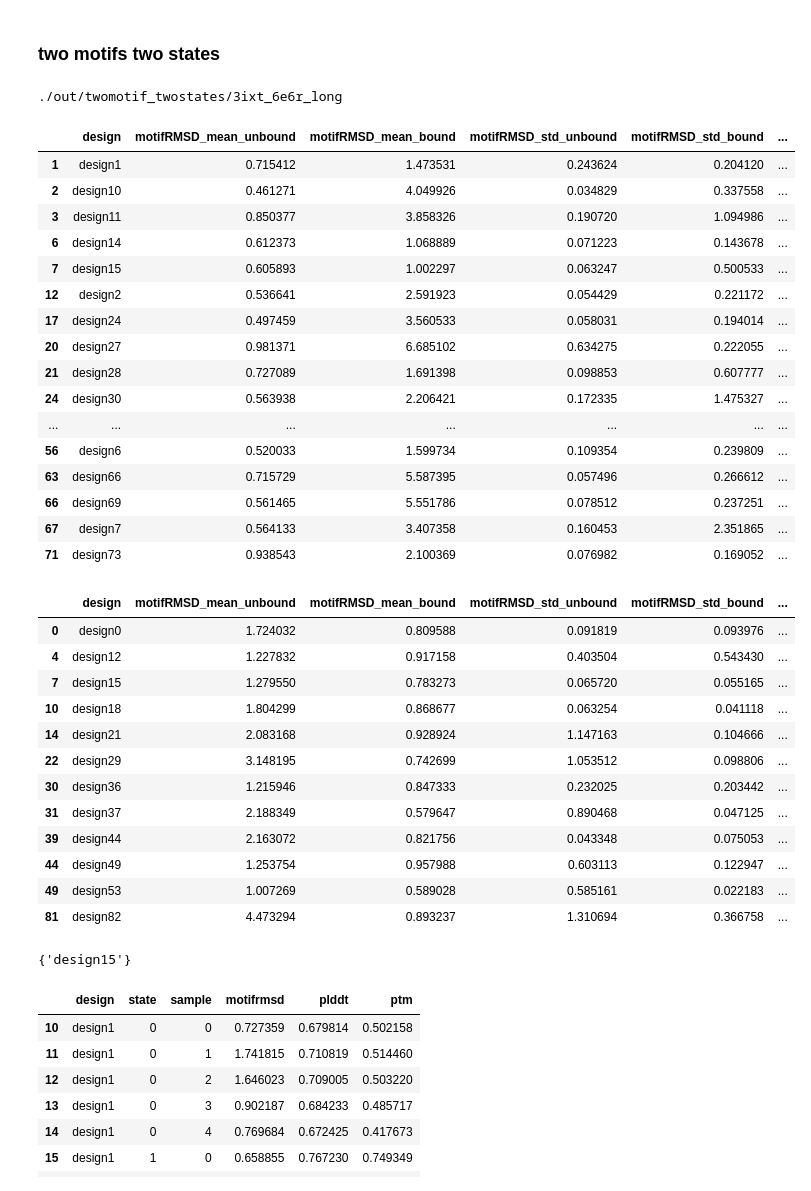
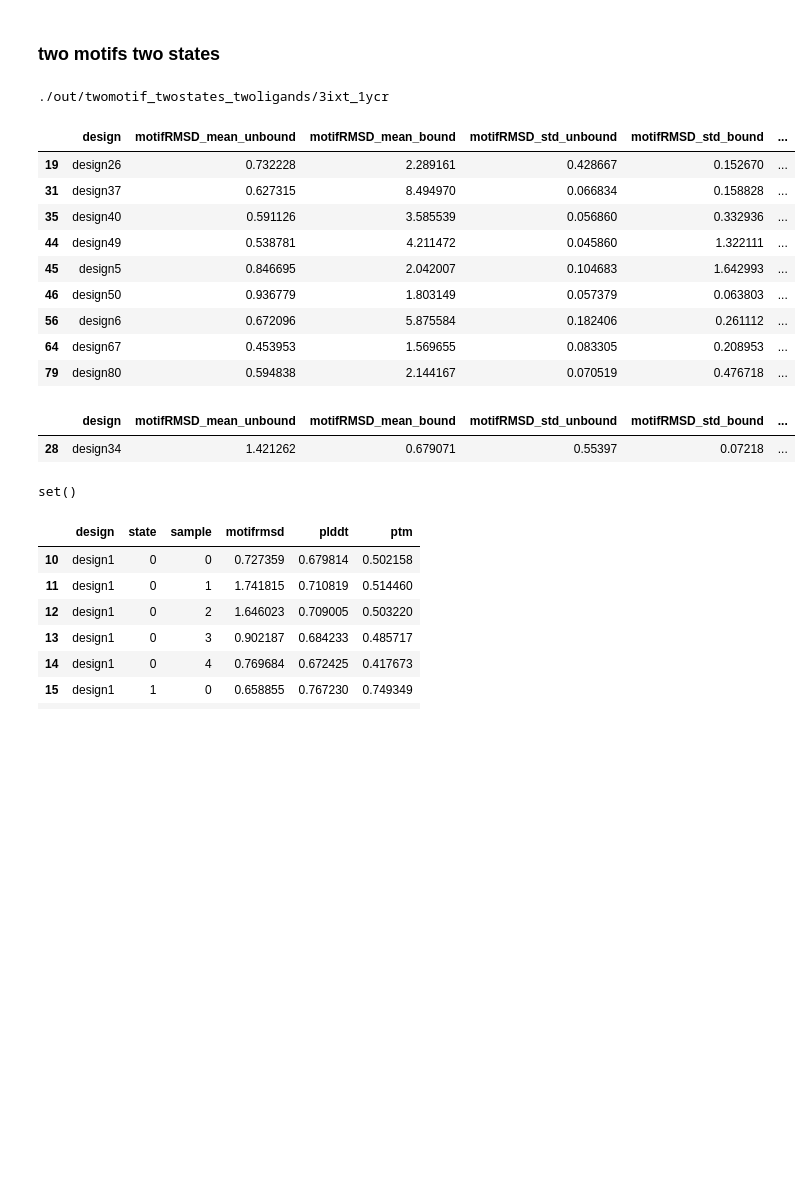
Before and after one commit to aparsanMIT/MotifCraft-AA, a Jupyter notebook: eval.ipynb, the cells around one changed output. Saved outputs shown, nothing was run; the diff lists cells and outputs as text; code cells hidden in the pictures; blank space fills up the shorter version.

```diff
--- a/eval.ipynb
+++ b/eval.ipynb
@@ -396,14 +457,14 @@ fig.show()
 # %% [markdown]
 ### two motifs two states
 # %%
-out_dir = f"./out/twomotif_twostates/"
+# out_dir = f"./out/twomotif_twostates/"
 # out_dir = f"./out/twomoitf_twostates_mg/"
-# out_dir = f"./out/twomotif_twostates_twoligands/"
+out_dir = f"./out/twomotif_twostates_twoligands/"
 # out_dir = "./out/higherantimotif/twomotif_twostates/"
 
 motifA = "3ixt" # active in state 0 when ligand unbound, inactive in state 1 when ligand bound
-# motifB = "1ycr" # inactive in state 0 when ligand unbound, active in state 1 when ligand bound
-motifB = "6e6r_long" # inactive in state 0 when ligand unbound, active in state 1 when ligand bound
+motifB = "1ycr" # inactive in state 0 when ligand unbound, active in state 1 when ligand bound
+# motifB = "6e6r_long" # inactive in state 0 when ligand unbound, active in state 1 when ligand bound
 
 motifA_pdb = f"/data/cb/mihirb14/projects/BoltzDesign1/motifs/{motifA}.pdb"
 motifB_pdb = f"/data/cb/mihirb14/projects/BoltzDesign1/motifs/{motifB}.pdb"
@@ -411,52 +472,34 @@ motifB_pdb = f"/data/cb/mihirb14/projects/BoltzDesign1/motifs/{motifB}.pdb"
 motif_out_dir = os.path.join(out_dir,f"{motifA}_{motifB}")
 print(motif_out_dir)
 # %% [output]
-./out/twomotif_twostates/3ixt_6e6r_long
+./out/twomotif_twostates_twoligands/3ixt_1ycr
 # %%
 motifA_df_full,motifA_df_agg = motif_results(motif_out_dir,motifA_pdb,motifA)
 display(plot_scatter_motifrmsd(motifA_df_agg,motifA))
 motifB_df_full,motifB_df_agg = motif_results(motif_out_dir,motifB_pdb,motifB)
 plot_scatter_motifrmsd(motifB_df_agg,motifB)
 # %%
-success_A = motifA_df_agg[(motifA_df_agg["motifRMSD_mean_unbound"] <= 1.0) & (motifA_df_agg["motifRMSD_mean_bound"] > 1.0)] # motif A active in state 0, inactive in state 1
-success_B = motifB_df_agg[(motifB_df_agg["motifRMSD_mean_unbound"] > 1.0) & (motifB_df_agg["motifRMSD_mean_bound"] <= 1.0)] # motif B inactive in state 0, active in state 1
+success_A = motifA_df_agg[(motifA_df_agg["motifRMSD_mean_unbound"] <= 1.0) & (motifA_df_agg["motifRMSD_mean_bound"] > 1.0) & ((motifA_df_agg["motifRMSD_mean_bound"] - motifA_df_agg["motifRMSD_mean_unbound"]).abs() >= 0.5)] # motif A active in state 0, inactive in state 1
+success_B = motifB_df_agg[(motifB_df_agg["motifRMSD_mean_unbound"] > 1.0) & (motifB_df_agg["motifRMSD_mean_bound"] <= 1.0)& ((motifB_df_agg["motifRMSD_mean_bound"] - motifB_df_agg["motifRMSD_mean_unbound"]).abs() >= 0.5)] # motif B inactive in state 0, active in state 1
 display(success_A)
 display(success_B)
 # %% [output]
 |  | design | motifRMSD_mean_unbound | motifRMSD_mean_bound | motifRMSD_std_unbound | motifRMSD_std_bound | ... |
-| 1 | design1 | 0.715412 | 1.473531 | 0.243624 | 0.204120 | ... |
-| 2 | design10 | 0.461271 | 4.049926 | 0.034829 | 0.337558 | ... |
-| 3 | design11 | 0.850377 | 3.858326 | 0.190720 | 1.094986 | ... |
-| 6 | design14 | 0.612373 | 1.068889 | 0.071223 | 0.143678 | ... |
-| 7 | design15 | 0.605893 | 1.002297 | 0.063247 | 0.500533 | ... |
-| 12 | design2 | 0.536641 | 2.591923 | 0.054429 | 0.221172 | ... |
-| 17 | design24 | 0.497459 | 3.560533 | 0.058031 | 0.194014 | ... |
-| 20 | design27 | 0.981371 | 6.685102 | 0.634275 | 0.222055 | ... |
-| 21 | design28 | 0.727089 | 1.691398 | 0.098853 | 0.607777 | ... |
-| 24 | design30 | 0.563938 | 2.206421 | 0.172335 | 1.475327 | ... |
-| ... | ... | ... | ... | ... | ... | ... |
-| 56 | design6 | 0.520033 | 1.599734 | 0.109354 | 0.239809 | ... |
-| 63 | design66 | 0.715729 | 5.587395 | 0.057496 | 0.266612 | ... |
-| 66 | design69 | 0.561465 | 5.551786 | 0.078512 | 0.237251 | ... |
-| 67 | design7 | 0.564133 | 3.407358 | 0.160453 | 2.351865 | ... |
-| 71 | design73 | 0.938543 | 2.100369 | 0.076982 | 0.169052 | ... |
+| 19 | design26 | 0.732228 | 2.289161 | 0.428667 | 0.152670 | ... |
+| 31 | design37 | 0.627315 | 8.494970 | 0.066834 | 0.158828 | ... |
+| 35 | design40 | 0.591126 | 3.585539 | 0.056860 | 0.332936 | ... |
+| 44 | design49 | 0.538781 | 4.211472 | 0.045860 | 1.322111 | ... |
+| 45 | design5 | 0.846695 | 2.042007 | 0.104683 | 1.642993 | ... |
+| 46 | design50 | 0.936779 | 1.803149 | 0.057379 | 0.063803 | ... |
+| 56 | design6 | 0.672096 | 5.875584 | 0.182406 | 0.261112 | ... |
+| 64 | design67 | 0.453953 | 1.569655 | 0.083305 | 0.208953 | ... |
+| 79 | design80 | 0.594838 | 2.144167 | 0.070519 | 0.476718 | ... |
 |  | design | motifRMSD_mean_unbound | motifRMSD_mean_bound | motifRMSD_std_unbound | motifRMSD_std_bound | ... |
-| 0 | design0 | 1.724032 | 0.809588 | 0.091819 | 0.093976 | ... |
-| 4 | design12 | 1.227832 | 0.917158 | 0.403504 | 0.543430 | ... |
-| 7 | design15 | 1.279550 | 0.783273 | 0.065720 | 0.055165 | ... |
-| 10 | design18 | 1.804299 | 0.868677 | 0.063254 | 0.041118 | ... |
-| 14 | design21 | 2.083168 | 0.928924 | 1.147163 | 0.104666 | ... |
-| 22 | design29 | 3.148195 | 0.742699 | 1.053512 | 0.098806 | ... |
-| 30 | design36 | 1.215946 | 0.847333 | 0.232025 | 0.203442 | ... |
-| 31 | design37 | 2.188349 | 0.579647 | 0.890468 | 0.047125 | ... |
-| 39 | design44 | 2.163072 | 0.821756 | 0.043348 | 0.075053 | ... |
-| 44 | design49 | 1.253754 | 0.957988 | 0.603113 | 0.122947 | ... |
-| 49 | design53 | 1.007269 | 0.589028 | 0.585161 | 0.022183 | ... |
-| 81 | design82 | 4.473294 | 0.893237 | 1.310694 | 0.366758 | ... |
+| 28 | design34 | 1.421262 | 0.679071 | 0.55397 | 0.07218 | ... |
 # %%
 set(success_A["design"]).intersection(set(success_B["design"]))
 # %% [output]
-{'design15'}
+set()
 # %%
 motifB_df_full[motifB_df_full["design"]=="design1"]
 # %% [output]
```
Also changed, not shown: parts of 9 cells of this notebook, 1 other file.
